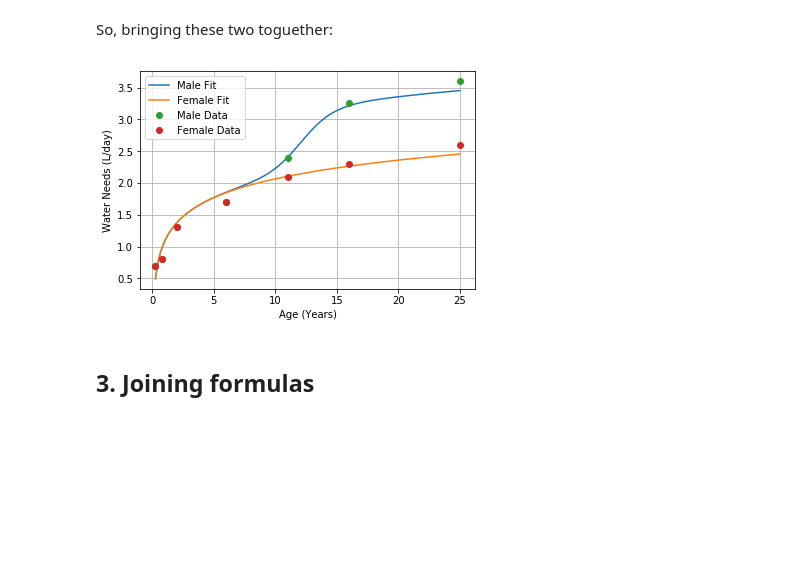
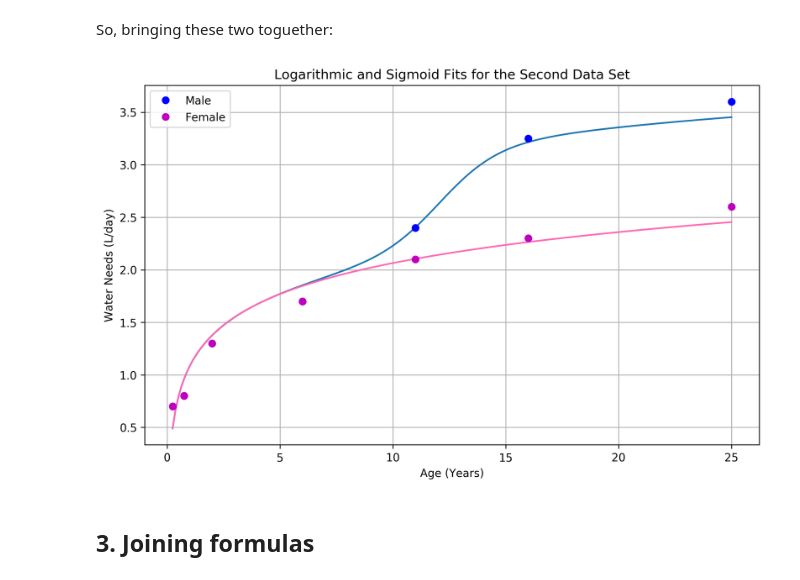
Before and after one commit to duartegalvao/Smart-Bottle, a Jupyter notebook: experiments/Classification Test.ipynb, the cells around one changed output. Cells and saved outputs as stored; diff of their text form; code cells hidden in the pictures; blank space fills up the shorter version.

```diff
--- a/experiments/Classification Test.ipynb
+++ b/experiments/Classification Test.ipynb
@@ -179,25 +182,24 @@ plt.show()
 # %% [markdown]
 So, bringing these two toguether:
 # %%
-fig, ax = plt.subplots()
+fig, ax = plt.subplots(figsize=(10, 6), dpi=300)
 
 a_p = np.linspace(np.min(a), np.max(a), 200)
 
-ax.plot(a_p, log_func(np.clip(a_p,0,35), *popt_f) + sigmoid_func(a_p, *popt_sd), label='Male Fit')
-ax.plot(a_p, log_func(np.clip(a_p,0,35), *popt_f), label='Female Fit')
+ax.plot(a_p, log_func(np.clip(a_p,0,35), *popt_f) + sigmoid_func(a_p, *popt_sd))
+ax.plot(a_p, log_func(np.clip(a_p,0,35), *popt_f), color="hotpink")
 
-ax.plot(a, y_m, 'o', label='Male Data')
-ax.plot(a, y_f, 'o', label='Female Data')
-
-#ax.set_xscale('log')
+ax.plot(a, y_m, 'bo', label='Male')
+ax.plot(a, y_f, 'mo', label='Female')
 
 ax.legend()
-ax.set(xlabel='Age (Years)', ylabel='Water Needs (L/day)')
+ax.set(xlabel='Age (Years)', ylabel='Water Needs (L/day)', title='Logarithmic and Sigmoid Fits for the Second Data Set')
 ax.grid()
 
+fig.savefig("plots/chart2-log-sigmoid-fits.png")
 plt.show()
 # %% [output]
-[figure, old version]
+[figure, new version]
 # %% [markdown]
 ## 3. Joining formulas
 # %% [markdown]
```
Also changed, not shown: parts of 10 cells of this notebook, 6 other files.
